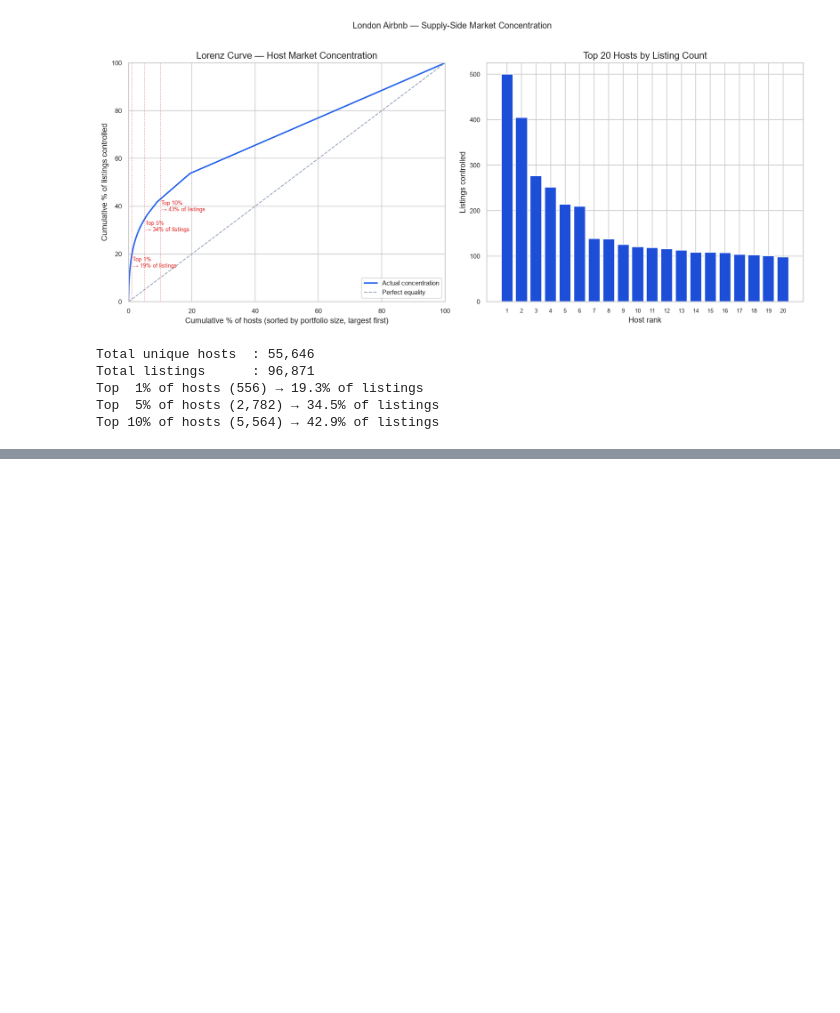
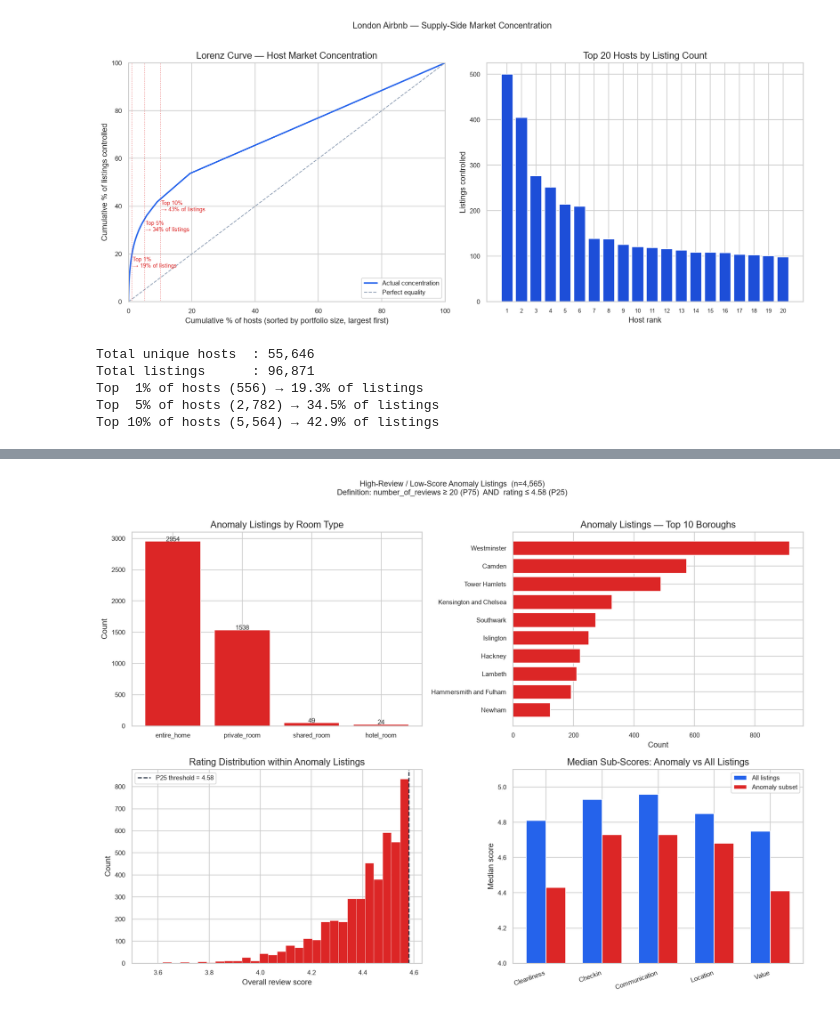
Before and after one commit to bavikaranyogeswaran/Airbnb-Multi-City-Data-Pipeline, a Jupyter notebook: notebooks/03_exploratory_data_analysis.ipynb, the cells around one changed output, grey strips where cells are left out. Saved outputs shown, nothing was run; the diff lists cells and outputs as text; code cells hidden in the pictures; blank space fills up the shorter version.

```diff
--- a/notebooks/03_exploratory_data_analysis.ipynb
+++ b/notebooks/03_exploratory_data_analysis.ipynb
@@ -1434,0 +1546,86 @@ Top 10% of hosts (5,564) → 42.9% of listings
+# %%
+# ── Chart 22 · 10.3  High-review / low-score anomaly listings ───────────────
+# "Anomaly" = listings that receive high review activity but have a low rating.
+# Threshold: top 25% by review count (P75 = 20) AND bottom 25% by rating (P25 = 4.58).
+# These are operationally interesting: popular but underperforming.
+
+HIGH_RC_THRESH  = listings["number_of_reviews"].quantile(0.75)   # 20.0
+LOW_RAT_THRESH  = listings["review_scores_rating"].quantile(0.25) # 4.58
+
+print(f"High-review threshold (P75 reviews) : {HIGH_RC_THRESH}")
+print(f"Low-score threshold  (P25 rating)   : {LOW_RAT_THRESH:.2f}")
+
+anomaly = listings[
+    (listings["number_of_reviews"] >= HIGH_RC_THRESH)
+    & (listings["review_scores_rating"] <= LOW_RAT_THRESH)
+    & listings["review_scores_rating"].notna()
+].copy()
+
+print(f"\nAnomaly listings: {len(anomaly):,}  ({len(anomaly)/len(listings)*100:.1f}% of total)")
+
+# Save the anomaly listings for downstream use (API / report)
+anomaly[[
+    "id", "neighbourhood_cleansed", "room_type", "property_type_bucket",
+    "price_numeric", "number_of_reviews", "review_scores_rating",
+    "review_scores_cleanliness", "review_scores_communication",
+    "host_segment", "host_response_rate",
+]].to_csv(TABLES / "high_review_low_score_listings.csv", index=False)
+
+# 2×2 breakdown panel
+fig, axes = plt.subplots(2, 2, figsize=(14, 10))
+
+# Panel A: by room type
+rc_room = anomaly["room_type"].value_counts()
+axes[0, 0].bar(rc_room.index, rc_room.values, color="#dc2626")
+axes[0, 0].set_title("Anomaly Listings by Room Type")
+axes[0, 0].set_ylabel("Count")
+for i, v in enumerate(rc_room.values):
+    axes[0, 0].text(i, v + 1, str(v), ha="center", fontsize=9)
+
+# Panel B: by neighbourhood (top 10)
+rc_neigh = anomaly["neighbourhood_cleansed"].value_counts().head(10).sort_values()
+axes[0, 1].barh(rc_neigh.index, rc_neigh.values, color="#dc2626")
+axes[0, 1].set_title("Anomaly Listings — Top 10 Boroughs")
+axes[0, 1].set_xlabel("Count")
+
+# Panel C: median cleanliness score vs overall rating distribution
+axes[1, 0].hist(anomaly["review_scores_rating"].dropna(),
+                bins=30, color="#dc2626", edgecolor="white", linewidth=0.3)
+axes[1, 0].axvline(LOW_RAT_THRESH, color="#1e293b", linestyle="--", linewidth=1.5,
+                   label=f"P25 threshold = {LOW_RAT_THRESH:.2f}")
+axes[1, 0].set_title("Rating Distribution within Anomaly Listings")
+axes[1, 0].set_xlabel("Overall review score")
+axes[1, 0].set_ylabel("Count")
+axes[1, 0].legend(fontsize=9)
+
+# Panel D: median sub-scores vs full dataset (bar comparison)
+sub_cols = ["review_scores_cleanliness", "review_scores_checkin",
+            "review_scores_communication", "review_scores_location",
+            "review_scores_value"]
+sub_labels = [c.replace("review_scores_", "").title() for c in sub_cols]
+
+anomaly_meds = anomaly[sub_cols].median()
+full_meds    = listings[sub_cols].median()
+
+x = range(len(sub_cols))
+w = 0.35
+axes[1, 1].bar([i - w/2 for i in x], full_meds.values,    width=w, label="All listings",   color="#2563eb")
+axes[1, 1].bar([i + w/2 for i in x], anomaly_meds.values, width=w, label="Anomaly subset", color="#dc2626")
+axes[1, 1].set_title("Median Sub-Scores: Anomaly vs All Listings")
+axes[1, 1].set_xticks(list(x))
+axes[1, 1].set_xticklabels(sub_labels, rotation=20, ha="right", fontsize=9)
+axes[1, 1].set_ylabel("Median score")
+axes[1, 1].legend(fontsize=9)
+axes[1, 1].set_ylim(4.0, 5.1)
+
+plt.suptitle(
+    f"High-Review / Low-Score Anomaly Listings  (n={len(anomaly):,})\n"
+    f"Definition: number_of_reviews ≥ {HIGH_RC_THRESH:.0f} (P75)  AND  rating ≤ {LOW_RAT_THRESH:.2f} (P25)",
+    fontsize=11, y=1.01,
+)
+plt.tight_layout()
+plt.savefig(FIGS / "22_high_review_low_score.png", dpi=150, bbox_inches="tight")
+plt.show()
+print("Saved → 22_high_review_low_score.png")
+print("Saved → high_review_low_score_listings.csv")
+# %% [output]
@@ -1434,0 +1636 @@ Top 10% of hosts (5,564) → 42.9% of listings
+[figure, added]
```
Also changed, not shown: parts of 5 cells of this notebook, 6 other files.
